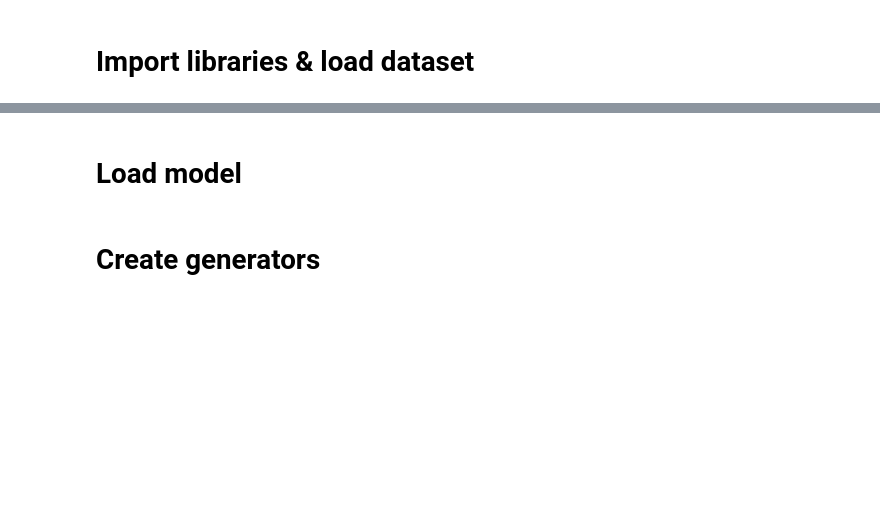
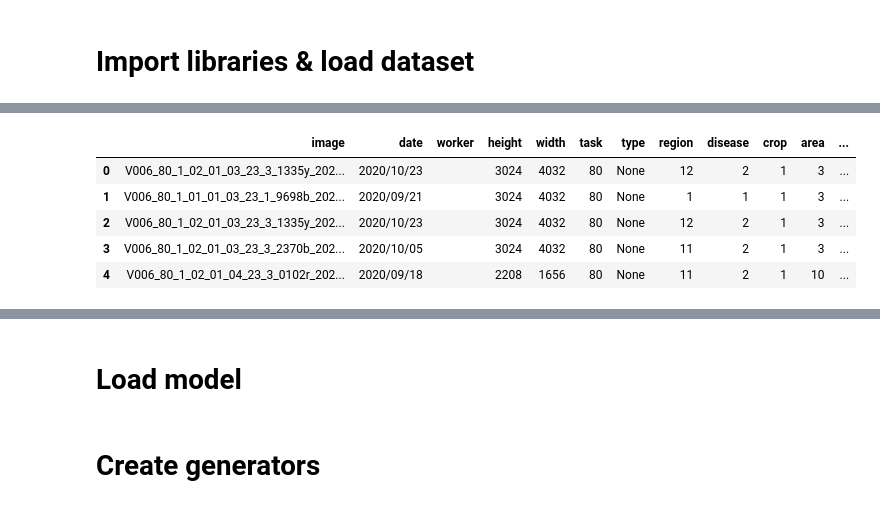
Before and after one commit to yoonseok0323/FruitFroot_PROJECT, a Jupyter notebook: Fruit_Fireblight.ipynb, the cells around one changed output, grey strips where cells are left out. Cells and saved outputs as stored; diff of their text form; code cells hidden in the pictures; blank space fills up the shorter version.

```diff
--- a/Fruit_Fireblight.ipynb
+++ b/Fruit_Fireblight.ipynb
@@ -122,0 +135,9 @@ apple1_df = json_to_dataframe(apple1_path)
+# %%
+pear1_df.head()
+# %% [output]
+|  | image | date | worker | height | width | task | type | region | disease | crop | area | ... |
+| 0 | V006_80_1_02_01_03_23_3_1335y_202... | 2020/10/23 |  | 3024 | 4032 | 80 | None | 12 | 2 | 1 | 3 | ... |
+| 1 | V006_80_1_01_01_03_23_1_9698b_202... | 2020/09/21 |  | 3024 | 4032 | 80 | None | 1 | 1 | 1 | 3 | ... |
+| 2 | V006_80_1_02_01_03_23_3_1335y_202... | 2020/10/23 |  | 3024 | 4032 | 80 | None | 12 | 2 | 1 | 3 | ... |
+| 3 | V006_80_1_02_01_03_23_3_2370b_202... | 2020/10/05 |  | 3024 | 4032 | 80 | None | 11 | 2 | 1 | 3 | ... |
+| 4 | V006_80_1_02_01_04_23_3_0102r_202... | 2020/09/18 |  | 2208 | 1656 | 80 | None | 11 | 2 | 1 | 10 | ... |
```
Also changed, not shown: parts of 12 cells of this notebook, 4 other files.
